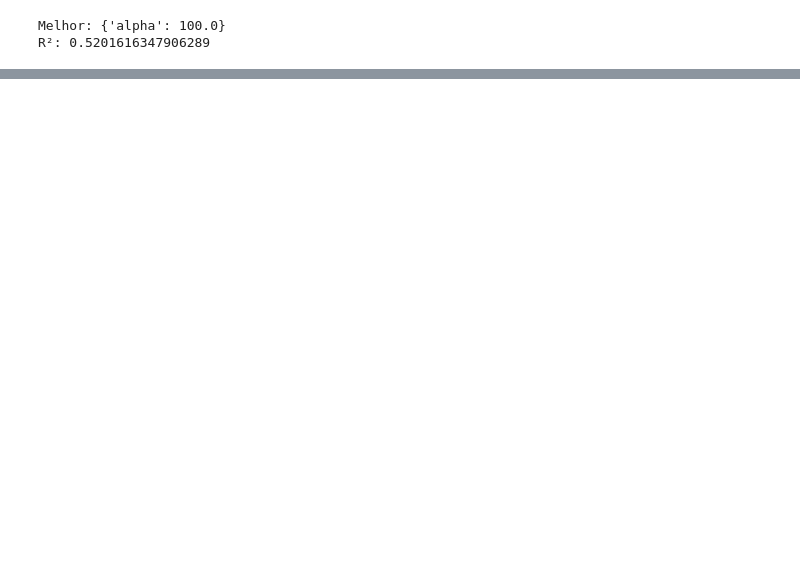
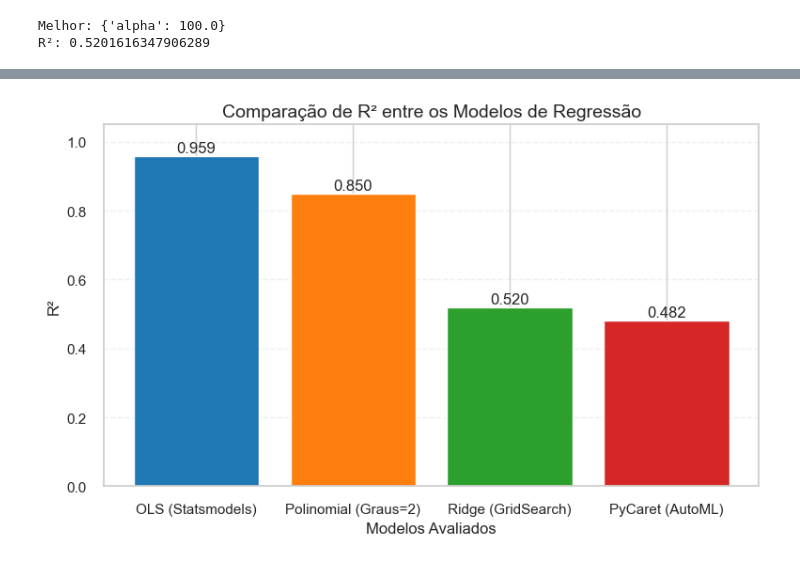
Before and after one commit to Henrique-Goncalves-Dev/Modelagem, a Jupyter notebook: projeto_modelagem.ipynb, the cells around one changed output, grey strips where cells are left out. Drawn from its saved outputs; the diff is of its cells as text; code cells hidden in the pictures; blank space fills up the shorter version.

```diff
--- a/projeto_modelagem.ipynb
+++ b/projeto_modelagem.ipynb
@@ -76,3 +76,20 @@ X_scaled = pd.DataFrame(scaler.fit_transform(X), columns=X.columns, index=X.inde
 
 X_train, X_test, y_train_reg, y_test_reg = train_test_split(X_scaled, y_reg, test_size=0.2, random_state=42)
 _, _, y_train_clf, y_test_clf = train_test_split(X_scaled, y_clf, test_size=0.2, random_state=42)
+# %%
+from sklearn.linear_model import LinearRegression
+from sklearn.metrics import r2_score, mean_squared_error
+
+# Escolhendo a variável com maior correlação (Top_Country_Earnings)
+X_simple = X_train[['Top_Country_Earnings']]
+X_simple_test = X_test[['Top_Country_Earnings']]
+
+model_simple = LinearRegression()
+model_simple.fit(X_simple, y_train_reg)
+
+y_pred_simple = model_simple.predict(X_simple_test)
+
+print("=== Regressão Linear Simples (apenas Top_Country_Earnings) ===")
+print(f"R²: {r2_score(y_test_reg, y_pred_simple):.4f}")
+print(f"RMSE: {np.sqrt(mean_squared_error(y_test_reg, y_pred_simple)):.2f}")
+print("-" * 30)
@@ -273,0 +344,43 @@ print(report)
+# %%
+# ---------------------------------------------------------------
+# GRÁFICO FINAL COM R² DOS MODELOS (BASEADO NO DATASET REAL)
+# ---------------------------------------------------------------
+
+
+
+# 1) R² REAL DO OLS (Statsmodels)
+r2_ols = model_sm.rsquared
+
+# 2) R² DA REGRESSÃO POLINOMIAL
+r2_poly = r2_score(y_test_reg, y_pred_poly)
+
+# 3) R² DO RIDGE (GridSearchCV)
+r2_ridge = grid.best_score_
+
+# 4) R² DO MELHOR MODELO DO PYCARET
+# PyCaret retorna um modelo já treinado, então testamos no mesmo conjunto
+r2_pycaret = best_model.score(X_test, y_test_reg)
+
+# Organizando os dados para o gráfico
+modelos = ['OLS (Statsmodels)', 'Polinomial (Graus=2)', 'Ridge (GridSearch)', 'PyCaret (AutoML)']
+scores = [r2_ols, r2_poly, r2_ridge, r2_pycaret]
+
+plt.figure(figsize=(9,5))
+bars = plt.bar(modelos, scores, color=['#1f77b4', '#ff7f0e', '#2ca02c', '#d62728'])
+
+# Texto nas barras
+for bar in bars:
+    plt.text(bar.get_x() + bar.get_width()/2,
+             bar.get_height() + 0.01,
+             f"{bar.get_height():.3f}",
+             ha='center', fontsize=12)
+
+plt.title("Comparação de R² entre os Modelos de Regressão", fontsize=14)
+plt.ylabel("R²", fontsize=12)
+plt.xlabel("Modelos Avaliados")
+plt.ylim(0, 1.05)
+plt.grid(axis='y', linestyle='--', alpha=0.3)
+
+plt.show()
+# %% [output]
+[figure, added]
```
Also changed, not shown: parts of 9 cells of this notebook, 2 other files.
